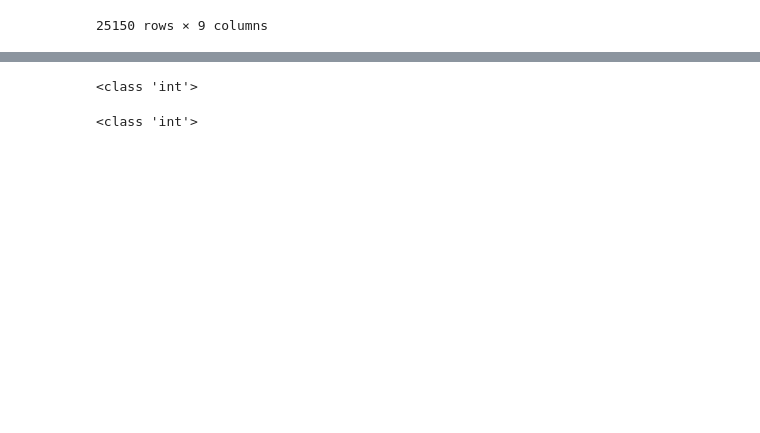
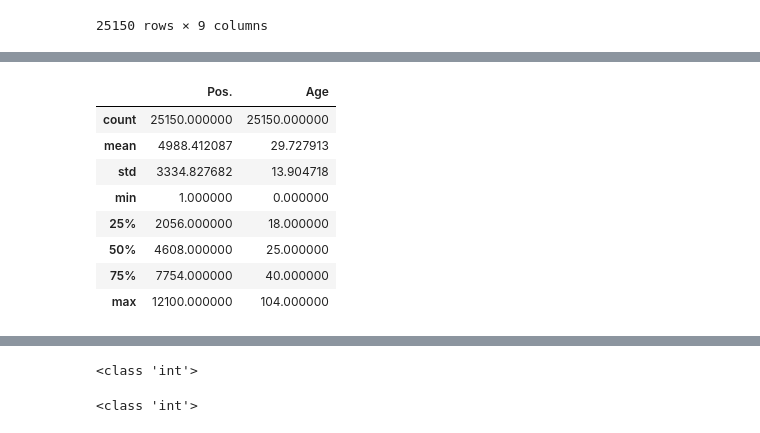
Before and after one commit to JohnShuford/FITDAT, a Jupyter notebook: Notebooks/C2_scrape.ipynb, the cells around one changed output, grey strips where cells are left out. Saved outputs shown, nothing was run; the diff lists cells and outputs as text; code cells hidden in the pictures; blank space fills up the shorter version.

```diff
--- a/Notebooks/C2_scrape.ipynb
+++ b/Notebooks/C2_scrape.ipynb
@@ -91,0 +92,12 @@ twok[]
+# %%
+twoK.describe()
+# %% [output]
+|  | Pos. | Age |
+| count | 25150.000000 | 25150.000000 |
+| mean | 4988.412087 | 29.727913 |
+| std | 3334.827682 | 13.904718 |
+| min | 1.000000 | 0.000000 |
+| 25% | 2056.000000 | 18.000000 |
+| 50% | 4608.000000 | 25.000000 |
+| 75% | 7754.000000 | 40.000000 |
+| max | 12100.000000 | 104.000000 |
```
Also changed, not shown: parts of 7 cells of this notebook, 1 other file.
